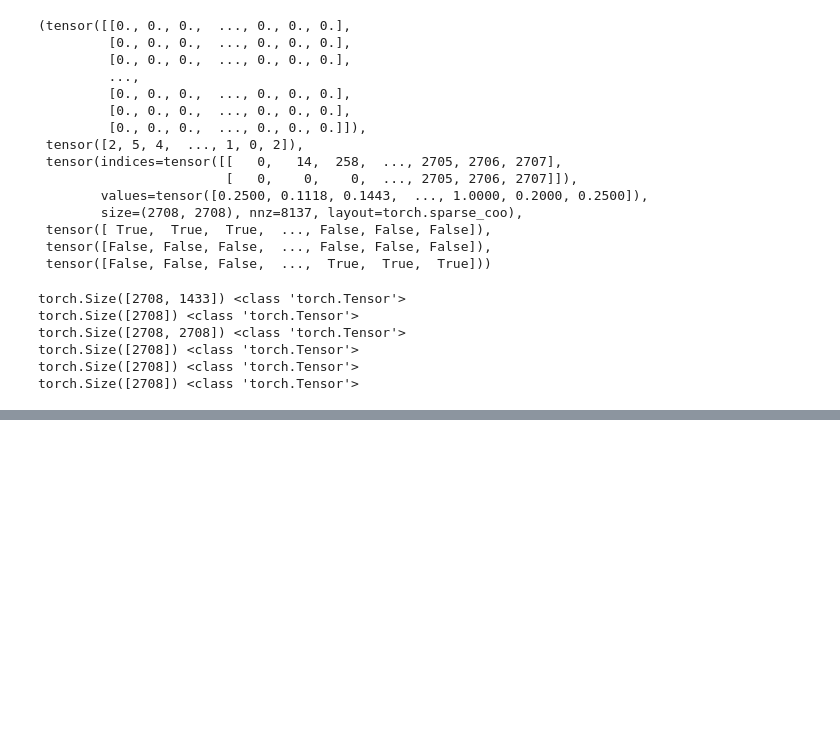
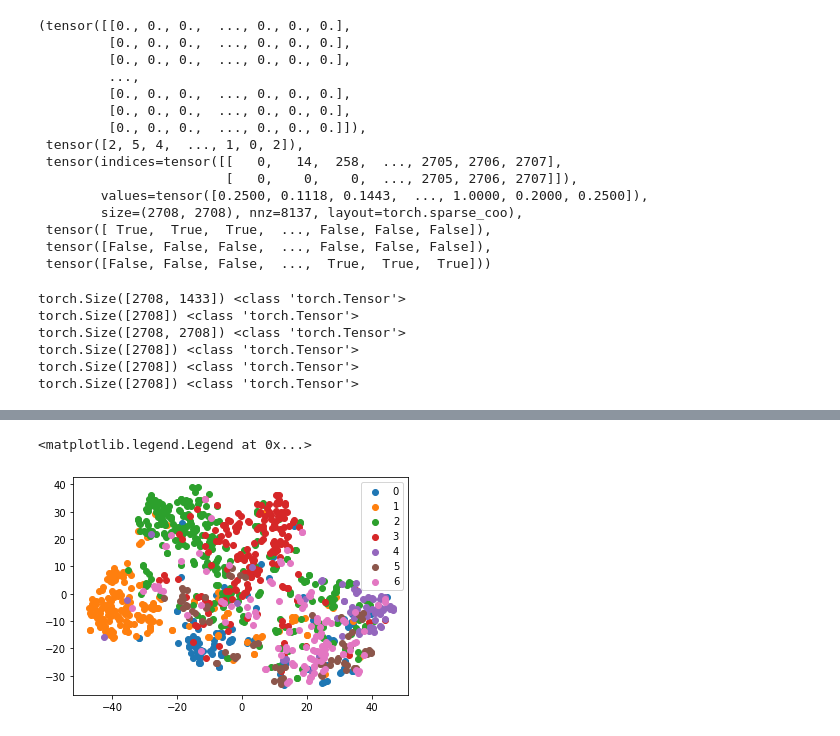
Before and after one commit to wOvOpy/GNNBasis, a Jupyter notebook: classical_model/gcn/GCNCora.ipynb, the cells around one changed output, grey strips where cells are left out. Drawn from its saved outputs; the diff is of its cells as text; code cells hidden in the pictures; blank space fills up the shorter version.

```diff
--- a/classical_model/gcn/GCNCora.ipynb
+++ b/classical_model/gcn/GCNCora.ipynb
@@ -193,0 +215,10 @@ TypeError: __init__() takes from 1 to 2 positional arguments but 3 were given
+# %%
+# 测试函数
+def test(mask):
+    model.eval()
+    with torch.no_grad():
+        logits = model(adj, feature)
+        test_mask_logits = logits[mask]
+        predict_y = test_mask_logits.max(1)[1]
+        accuarcy = torch.eq(predict_y, label[mask]).float().mean()
+    return accuarcy, test_mask_logits.cpu().numpy(), label[mask].cpu().numpy()
@@ -193,0 +269,14 @@ TypeError: __init__() takes from 1 to 2 positional arguments but 3 were given
+# %%
+# 绘制测试数据的TSNE降维图
+from sklearn.manifold import TSNE
+tsne = TSNE()
+out = tsne.fit_transform(test_logits)
+fig = plt.figure()
+for i in range(7):
+    indices = test_label == i
+    x, y = out[indices].T
+    plt.scatter(x, y, label=str(i))
+plt.legend()
+# %% [output]
+<matplotlib.legend.Legend at 0x...>
+[figure, added]
```
Also changed, not shown: parts of 6 cells of this notebook.
